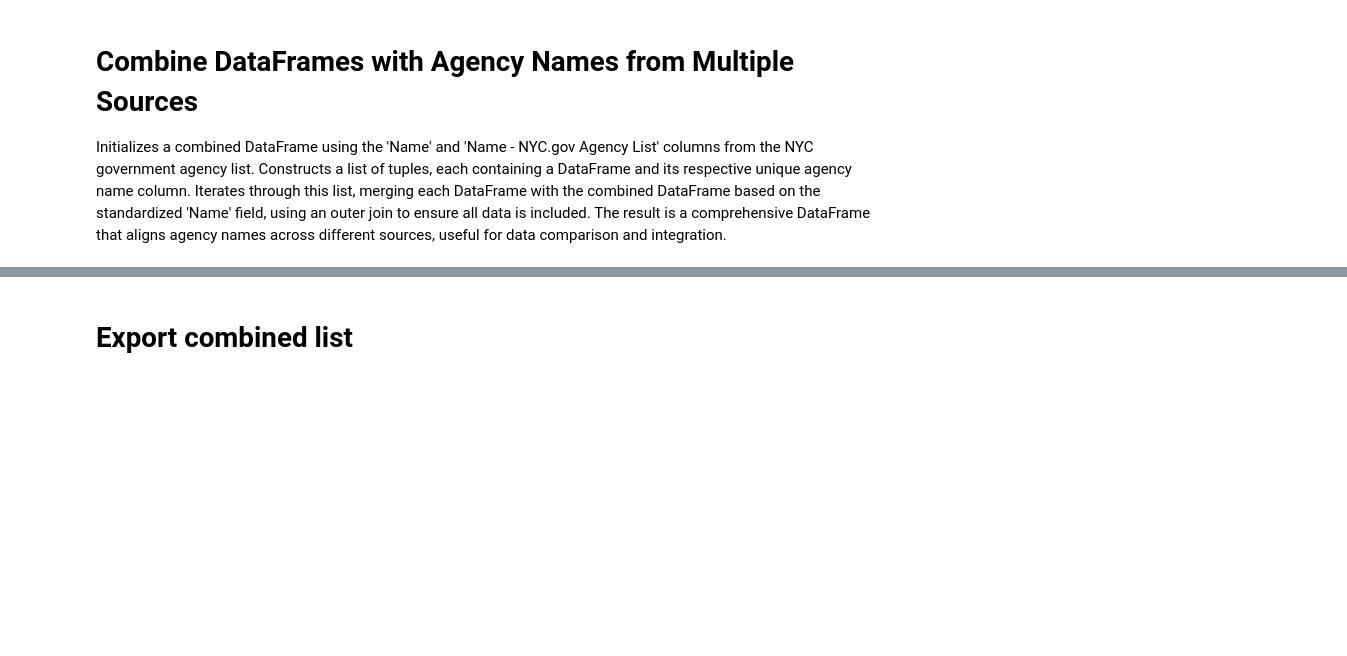
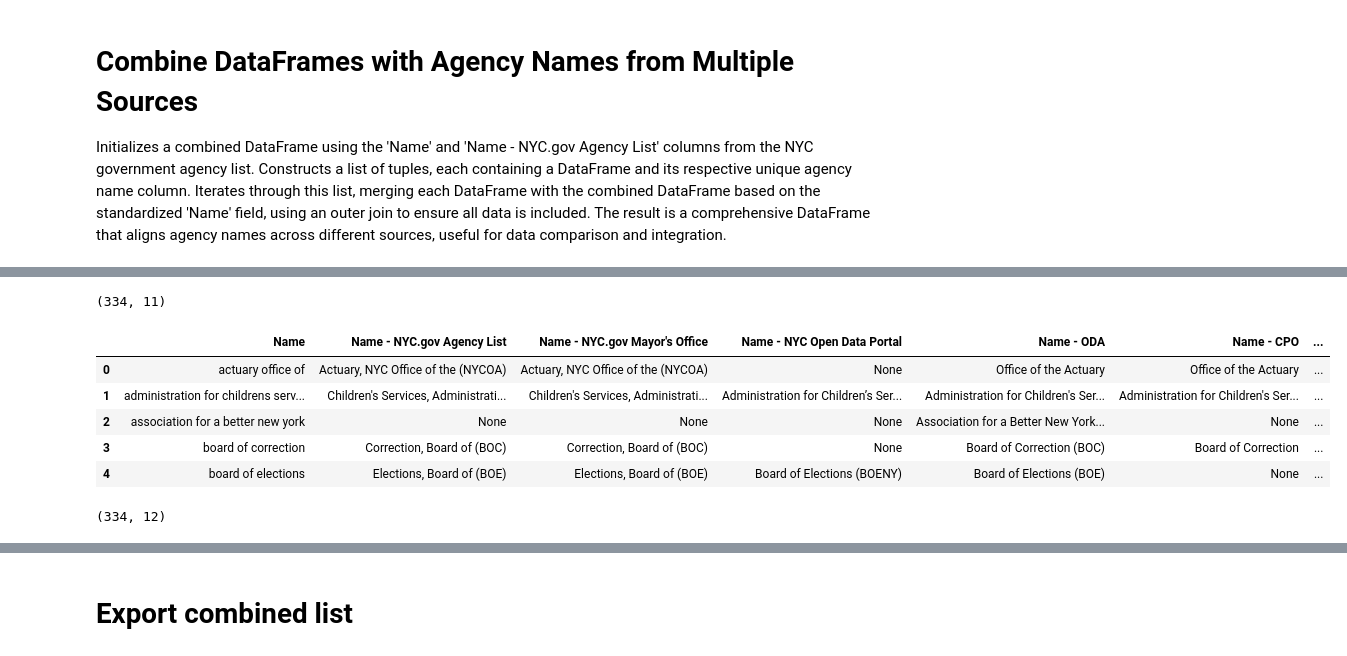
Before and after one commit to MODA-NYC/Agency-Name-Project, a Jupyter notebook: Agency_Name_Project.ipynb, the cells around one changed output, grey strips where cells are left out. Cells and saved outputs as stored; diff of their text form; code cells hidden in the pictures; blank space fills up the shorter version.

```diff
--- a/Agency_Name_Project.ipynb
+++ b/Agency_Name_Project.ipynb
@@ -379,0 +835,24 @@ combined_df.head()
+# %%
+deduplicated_df.shape
+# %% [output]
+(334, 11)
+# %%
+# Order the dataframe by 'Name' in ascending order
+deduplicated_df = deduplicated_df.sort_values(by='Name').reset_index(drop=True)
+
+# Add an 'ID' column with sequential numbers for each row
+deduplicated_df['ID'] = range(1, len(deduplicated_df) + 1)
+
+# Display the updated dataframe
+deduplicated_df.head()
+# %% [output]
+|  | Name | Name - NYC.gov Agency List | Name - NYC.gov Mayor's Office | Name - NYC Open Data Portal | Name - ODA | Name - CPO | ... |
+| 0 | actuary office of | Actuary, NYC Office of the (NYCOA) | Actuary, NYC Office of the (NYCOA) | None | Office of the Actuary | Office of the Actuary | ... |
+| 1 | administration for childrens serv... | Children's Services, Administrati... | Children's Services, Administrati... | Administration for Children’s Ser... | Administration for Children's Ser... | Administration for Children's Ser... | ... |
+| 2 | association for a better new york | None | None | None | Association for a Better New York... | None | ... |
+| 3 | board of correction | Correction, Board of (BOC) | Correction, Board of (BOC) | None | Board of Correction (BOC) | Board of Correction | ... |
+| 4 | board of elections | Elections, Board of (BOE) | Elections, Board of (BOE) | Board of Elections (BOENY) | Board of Elections (BOE) | None | ... |
+# %%
+deduplicated_df.shape
+# %% [output]
+(334, 12)
```
Also changed, not shown: parts of 85 cells of this notebook.
